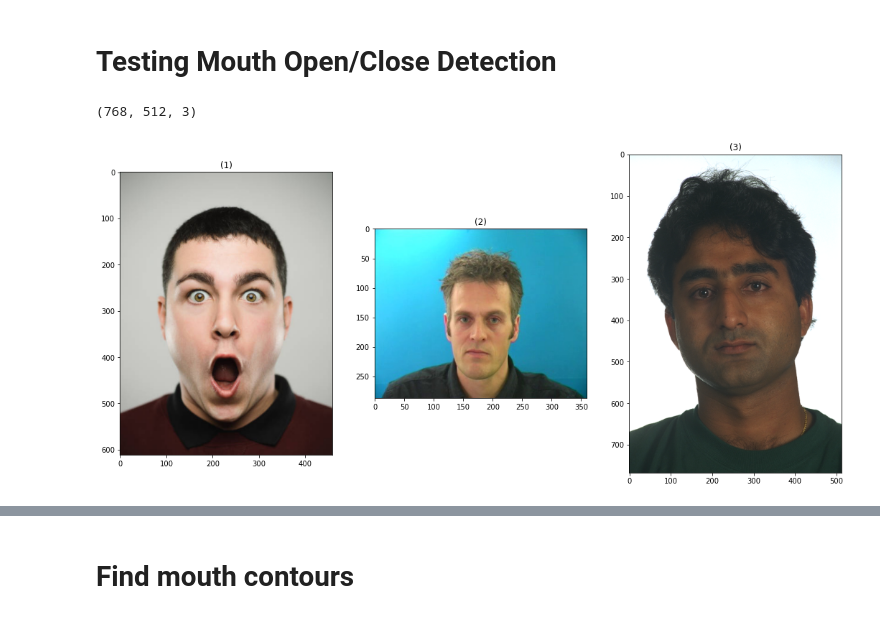
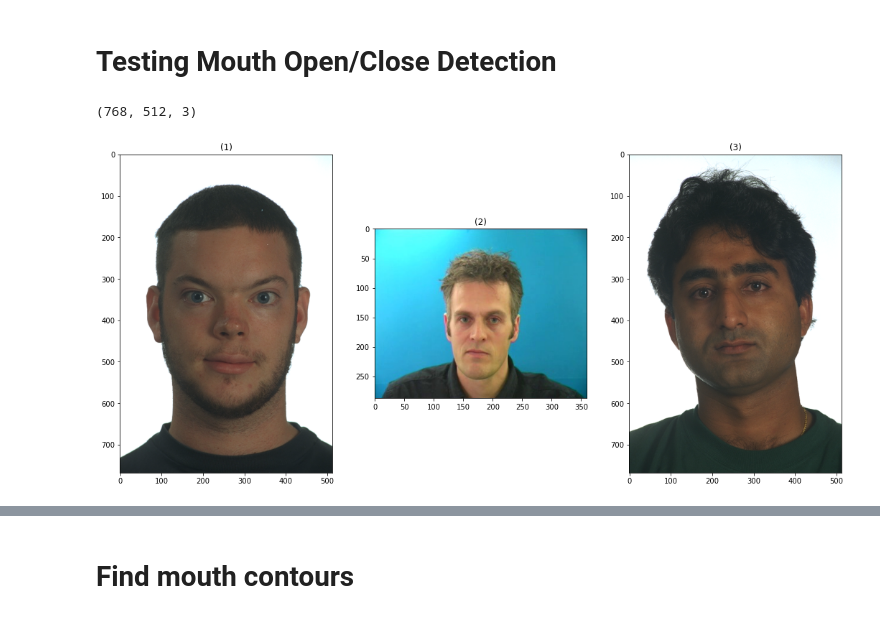
Before and after one commit to LoayMoh99/My_Social_Eye, a Jupyter notebook: Speaker_Detection/mouth_detection/MouthDetection.ipynb, the cells around one changed output, grey strips where cells are left out. Drawn from its saved outputs; the diff is of its cells as text; code cells hidden in the pictures.

```diff
--- a/Speaker_Detection/mouth_detection/MouthDetection.ipynb
+++ b/Speaker_Detection/mouth_detection/MouthDetection.ipynb
@@ -16,13 +16,13 @@ import dlib
 # %%
 img_PPM=io.imread("00616_940928_fb.ppm")
 print(img_PPM.shape)
-img_open = io.imread('test.jpg')
+img_open = io.imread('00616_940928_fb.ppm')
 # img_open=img_open[:,:,:3]
 img_close = io.imread('frame69.jpg')
 show_images([img_open, img_close,img_PPM])
 # %% [output]
 (768, 512, 3)
-[figure, old version]
+[figure, new version]
 # %%
 def detectMouth(img):
     # detect face:
```
Also changed, not shown: parts of 6 cells of this notebook.
